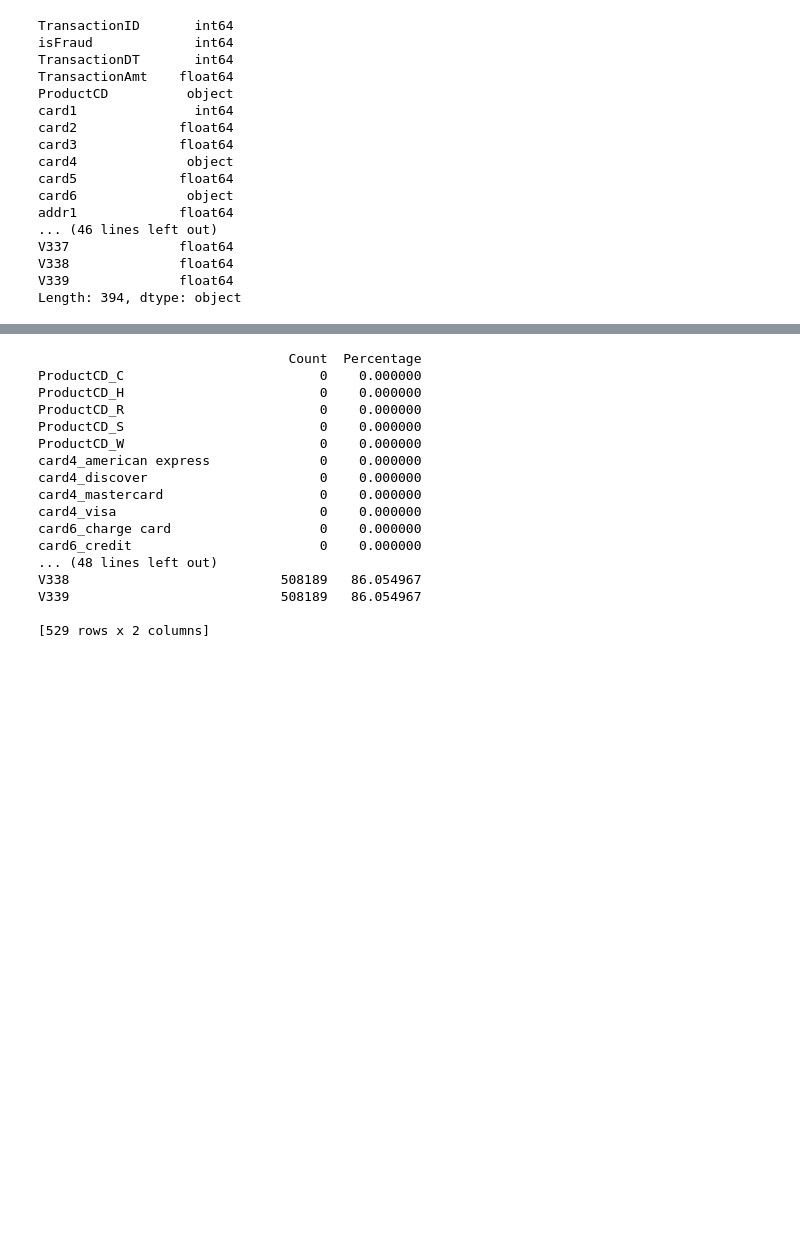
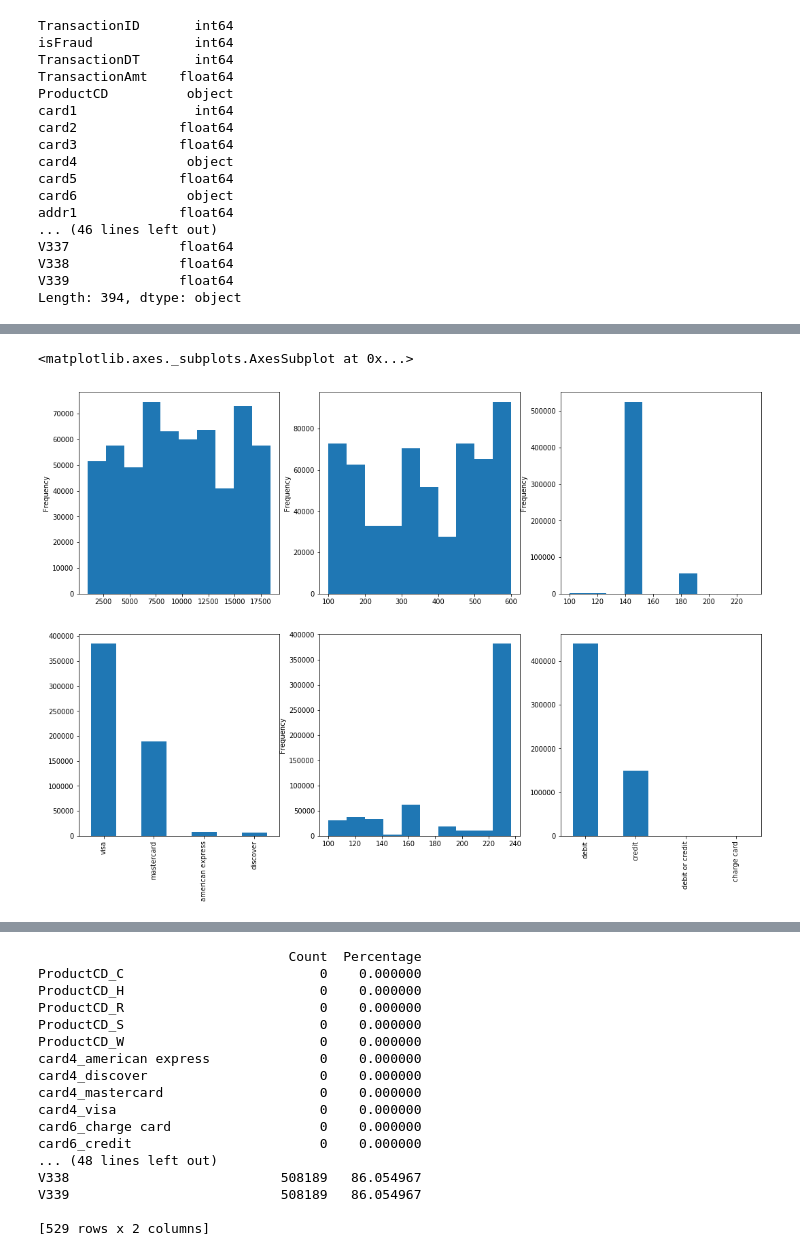
Before and after one commit to hxyue1/Fraud-Detection, a Jupyter notebook: EDA.ipynb, the cells around one changed output, grey strips where cells are left out. Cells and saved outputs as stored; diff of their text form; code cells hidden in the pictures; blank space fills up the shorter version.

```diff
--- a/EDA.ipynb
+++ b/EDA.ipynb
@@ -123,0 +189,13 @@ We have a mixture of integers, floats and strings (and maybe others). Let's conv
+# %%
+#Card details
+fig, axarr = plt.subplots(2, 3, figsize=(18,12))
+
+train_transaction['card1'].plot.hist(ax=axarr[0][0])
+train_transaction['card2'].plot.hist(ax=axarr[0][1])
+train_transaction['card3'].plot.hist(ax=axarr[0][2])
+train_transaction['card4'].value_counts().head(10).plot.bar(ax=axarr[1][0])
+train_transaction['card5'].plot.hist(ax=axarr[1][1])
+train_transaction['card6'].value_counts().head(10).plot.bar(ax=axarr[1][2])
+# %% [output]
+<matplotlib.axes._subplots.AxesSubplot at 0x...>
+[figure, added]
```
Also changed, not shown: parts of 11 cells of this notebook.
